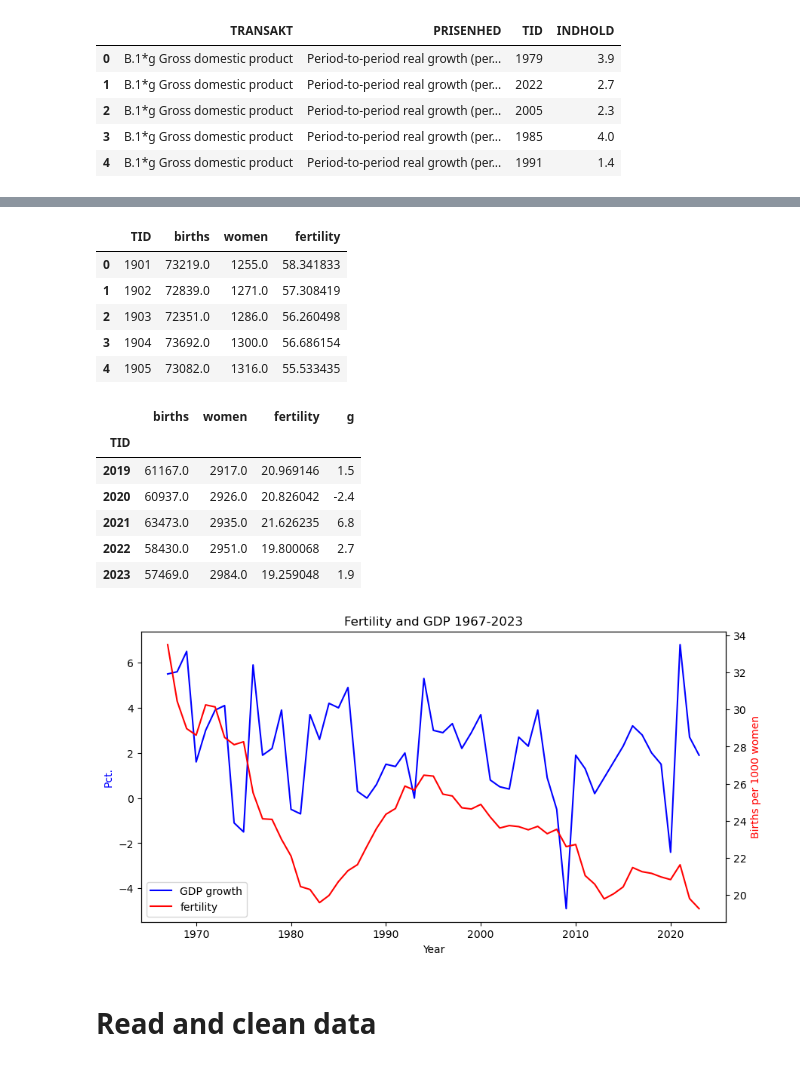
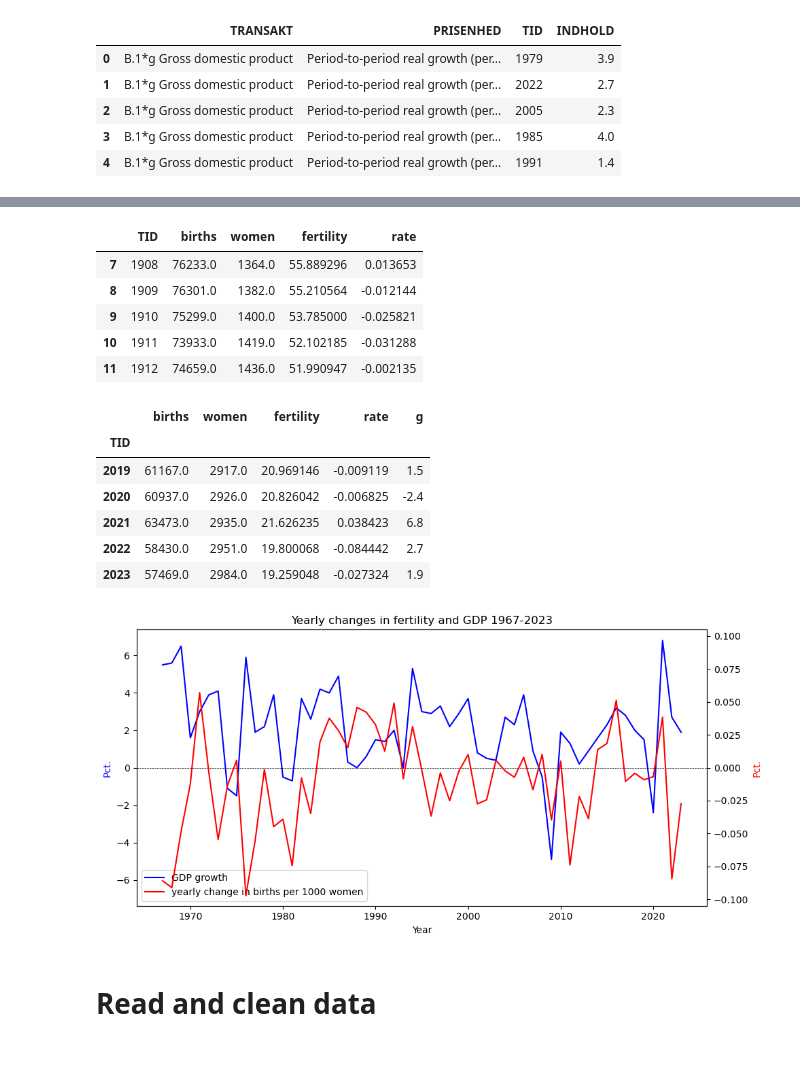
Before and after one commit to NumEconCopenhagen/projects-2024-anne-sofie-ida-anna-livia, a Jupyter notebook: dataproject/dataproject.ipynb, the cells around one changed output, grey strips where cells are left out. Cells and saved outputs as stored; diff of their text form; code cells hidden in the pictures.

Commit message:
opdateret figur

```diff
--- a/dataproject/dataproject.ipynb
+++ b/dataproject/dataproject.ipynb
@@ -147,16 +168,22 @@ See the caveats in the documentation: https://pandas.pydata.org/pandas-docs/stab
 | 3 | 1904 | 73692.0 | 1300.0 |
 | 4 | 1905 | 73082.0 | 1316.0 |
 # %%
-# calculate fertility as births per 1000 women in a new column
+# a. calculate fertility as births per 1000 women in a new column
 res['fertility'] = res['births']/res['women']
+
+# b. calculate yearly change in fertility in a new column
+res['rate'] = res['fertility'].pct_change()
+
+# remove NaN
+res = res.dropna()
 res.head()
 # %% [output]
-|  | TID | births | women | fertility |
-| 0 | 1901 | 73219.0 | 1255.0 | 58.341833 |
-| 1 | 1902 | 72839.0 | 1271.0 | 57.308419 |
-| 2 | 1903 | 72351.0 | 1286.0 | 56.260498 |
-| 3 | 1904 | 73692.0 | 1300.0 | 56.686154 |
-| 4 | 1905 | 73082.0 | 1316.0 | 55.533435 |
+|  | TID | births | women | fertility | rate |
+| 7 | 1908 | 76233.0 | 1364.0 | 55.889296 | 0.013653 |
+| 8 | 1909 | 76301.0 | 1382.0 | 55.210564 | -0.012144 |
+| 9 | 1910 | 75299.0 | 1400.0 | 53.785000 | -0.025821 |
+| 10 | 1911 | 73933.0 | 1419.0 | 52.102185 | -0.031288 |
+| 11 | 1912 | 74659.0 | 1436.0 | 51.990947 | -0.002135 |
 # %%
 #join the two datasets
 
@@ -167,38 +194,47 @@ inner = pd.merge(res,BNP, how = 'inner', on = ['TID'])
 inner = inner.set_index('TID')
 inner.tail()
 # %% [output]
-|  | births | women | fertility | g |
-| TID |  |  |  |  |
-| 2019 | 61167.0 | 2917.0 | 20.969146 | 1.5 |
-| 2020 | 60937.0 | 2926.0 | 20.826042 | -2.4 |
-| 2021 | 63473.0 | 2935.0 | 21.626235 | 6.8 |
-| 2022 | 58430.0 | 2951.0 | 19.800068 | 2.7 |
-| 2023 | 57469.0 | 2984.0 | 19.259048 | 1.9 |
+|  | births | women | fertility | rate | g |
+| TID |  |  |  |  |  |
+| 2019 | 61167.0 | 2917.0 | 20.969146 | -0.009119 | 1.5 |
+| 2020 | 60937.0 | 2926.0 | 20.826042 | -0.006825 | -2.4 |
+| 2021 | 63473.0 | 2935.0 | 21.626235 | 0.038423 | 6.8 |
+| 2022 | 58430.0 | 2951.0 | 19.800068 | -0.084442 | 2.7 |
+| 2023 | 57469.0 | 2984.0 | 19.259048 | -0.027324 | 1.9 |
 # %%
 # Plot the data
 fig, ax1 = plt.subplots(figsize=(10, 5))
 
-# Plot the first column on the primary y-axis
+# a. Plot GDP growth on the primary y-axis
 ax1.plot(inner.index, inner['g'], color='b', label='GDP growth')
 ax1.set_xlabel('Year')
 ax1.set_ylabel('Pct.', color='b')
 
-# Create a secondary y-axis
-ax2 = ax1.twinx()  # Use twinx() instead of twiny()
-ax2.plot(inner.index, inner['fertility'], color='r', label='fertility')
-ax2.set_ylabel('Births per 1000 women', color='r')
+# b. Create a secondary y-axis and plot fertility
+ax2 = ax1.twinx()
+ax2.plot(inner.index, inner['rate'], color='r', label='yearly change in births per 1000 women')
+ax2.set_ylabel('Pct.', color='r')
 
-# Add legend
+# c. Add legend
 lines, labels = ax1.get_legend_handles_labels()
 lines2, labels2 = ax2.get_legend_handles_labels()
-ax1.legend(lines + lines2, labels + labels2, loc='lower left')
+ax1.legend(lines + lines2, labels + labels2, loc = 'lower left')
 
-plt.title('Fertility and GDP 1967-2023')
+# d. Add title
+plt.title('Yearly changes in fertility and GDP 1967-2023')
+
+# e. Align y-axes
+mpl_axes_aligner.align.yaxes(ax1, 0, ax2, 0, 0.5)
+
+# f. Add line through 0
+ax1.axhline(0, linewidth=0.5, color='black', linestyle='--')
+
+fig.tight_layout()
 
 # Show plot
 plt.show()
 # %% [output]
-[figure, old version]
+[figure, new version]
 # %% [markdown]
 # Read and clean data
 # %% [markdown]
```
Also changed, not shown: parts of 5 cells of this notebook.
